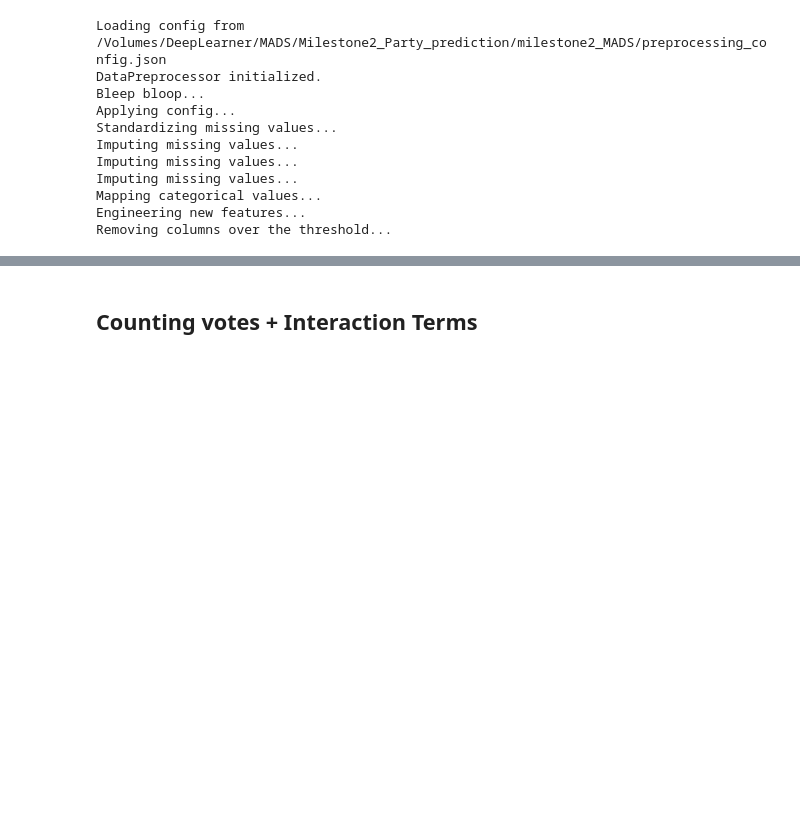
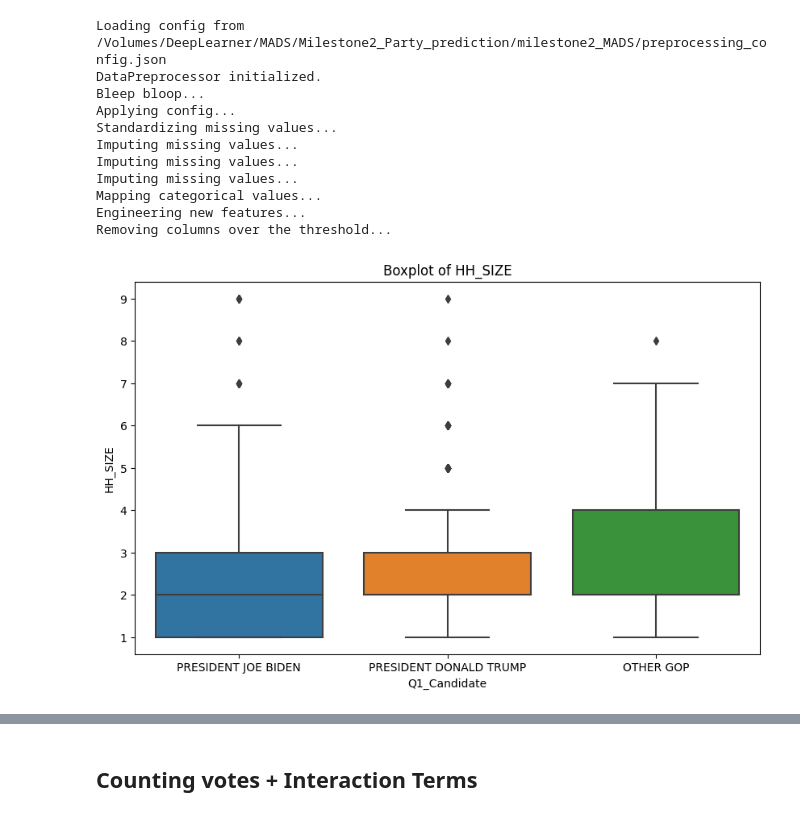
Before and after one commit to parkermoe/milestone2_MADS, a Jupyter notebook: survey_baseline_pm.ipynb, the cells around one changed output, grey strips where cells are left out. Drawn from its saved outputs; the diff is of its cells as text; code cells hidden in the pictures; blank space fills up the shorter version.

```diff
--- a/survey_baseline_pm.ipynb
+++ b/survey_baseline_pm.ipynb
@@ -86,3 +178,43 @@ Imputing missing values...
 Mapping categorical values...
 Engineering new features...
 Removing columns over the threshold...
+# %%
+def set_inferred_party(row):
+   not_in_list = ['D', 'R', 'M', 'P', 'X', 'Z']
+   rpx = ['R', 'P', 'X']
+   dmz = ['D', 'M', 'Z']
+   if row['PARTY_CODE'] in ['N', 'U']:
+       if (
+           (row['FUND_POLIT'] == 'R' or row['DON_POLCONS'] or row['PRFL_HEALTHCARE_REFORM'] == '2' or
+            row['PRFL_2NDAMEND'] == 'Y' or row['PRFL_CHOICELIFE'] == '1') and row['FUND_POLIT'] != 'D' and
+            not row['DON_POLLIB'] and all(row[col] not in not_in_list for col in
+            ['VTR_PRI' + "{:02}".format(i) for i in range(22, 2, -1)] + ['VTR_PPP' + "{:02}".format(i) for i in [20, 16, 12, 8, 4, 0]])
+       ) or (
+           sum(1 for col in ['VTR_PRI' + "{:02}".format(i) for i in range(22, 2, -1)] + ['VTR_PPP' + "{:02}".format(i) for i in [20, 16, 12, 8, 4, 0]]
+            if row[col] in rpx) > sum(1 for col in ['VTR_PRI' + "{:02}".format(i) for i in range(22, 2, -1)] +
+            ['VTR_PPP' + "{:02}".format(i) for i in [20, 16, 12, 8, 4, 0]] if row[col] in dmz)
+       ):
+           return 'S'
+       elif (
+           (row['FUND_POLIT'] == 'D' or row['DON_POLLIB'] or row['PRFL_HEALTHCARE_REFORM'] == '1' or
+            row['PRFL_CHOICELIFE'] == '2') and row['FUND_POLIT'] != 'r' and not row['DON_POLCONS'] and
+            all(row[col] not in not_in_list for col in ['VTR_PRI' + "{:02}".format(i) for i in range(22, 2, -1)] +
+            ['VTR_PPP' + "{:02}".format(i) for i in [20, 16, 12, 8, 4, 0]])
+       ) or (
+           sum(1 for col in ['VTR_PRI' + "{:02}".format(i) for i in range(22, 2, -1)] + ['VTR_PPP' + "{:02}".format(i) for i in [20, 16, 12, 8, 4, 0]]
+            if row[col] in rpx) < sum(1 for col in ['VTR_PRI' + "{:02}".format(i) for i in range(22, 2, -1)] +
+            ['VTR_PPP' + "{:02}".format(i) for i in [20, 16, 12, 8, 4, 0]] if row[col] in dmz)
+       ):
+           return 'E'
+   return row['PARTY_CODE'] # Return original value if no conditions are met
+
+# adding inferred party to columns_to_use
+columns_to_use.append("PARTY_INFER")
+
+survey_df['PARTY_INFER'] = survey_df.apply(set_inferred_party, axis=1)
+# %%
+columns_to_plot = ["HH_SIZE"]
+
+plot_outliers(survey_df, columns_to_plot, "Q1_Candidate")
+# %% [output]
+[figure, added]
```
Also changed, not shown: parts of 30 cells of this notebook.
